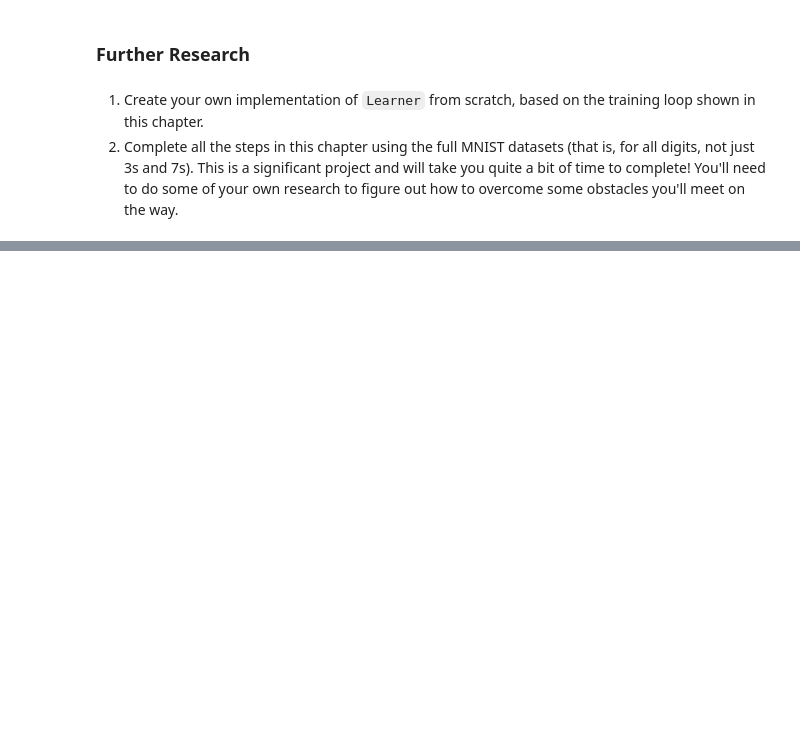
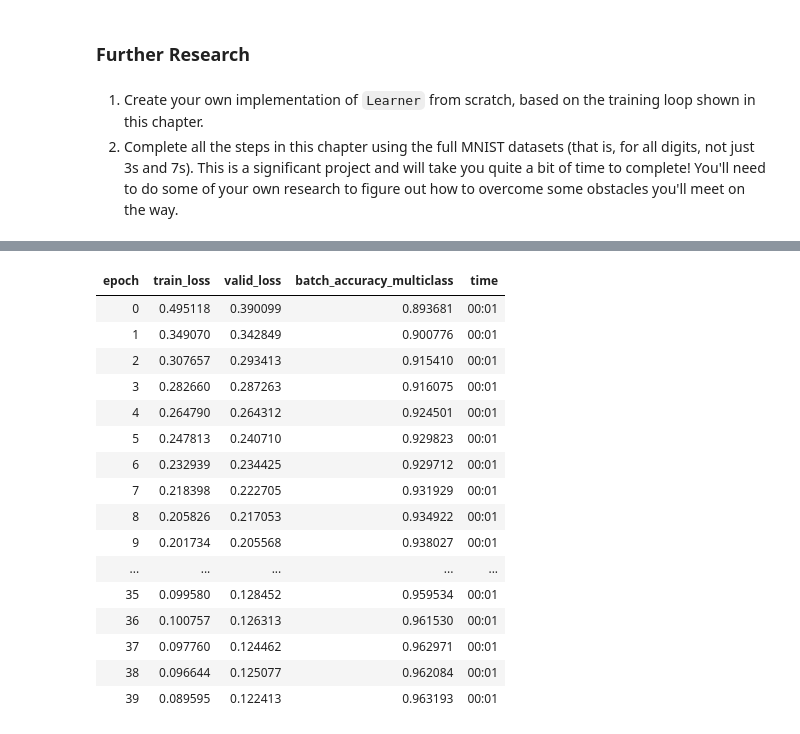
Before and after one commit to Toamatvey/fastbook, a Jupyter notebook: 04_mnist_basics.ipynb, the cells around one changed output, grey strips where cells are left out. Saved outputs shown, nothing was run; the diff lists cells and outputs as text; code cells hidden in the pictures; blank space fills up the shorter version.

```diff
--- a/04_mnist_basics.ipynb
+++ b/04_mnist_basics.ipynb
@@ -1448,0 +1693,28 @@ A neural network contains a number of layers. Each layer is either *linear* or *
+# %%
+simple_network = nn.Sequential(
+    nn.Linear(28*28,30),
+    nn.ReLU(),
+    nn.Linear(30,9)
+)
+# %%
+simple_network_learner = Learner(dls, simple_network, opt_func=SGD, loss_func=mnist_loss_hot, metrics=batch_accuracy_multiclass)
+# %%
+simple_network_learner.fit(40, 0.1)
+# %% [output]
+| epoch | train_loss | valid_loss | batch_accuracy_multiclass | time |
+| 0 | 0.495118 | 0.390099 | 0.893681 | 00:01 |
+| 1 | 0.349070 | 0.342849 | 0.900776 | 00:01 |
+| 2 | 0.307657 | 0.293413 | 0.915410 | 00:01 |
+| 3 | 0.282660 | 0.287263 | 0.916075 | 00:01 |
+| 4 | 0.264790 | 0.264312 | 0.924501 | 00:01 |
+| 5 | 0.247813 | 0.240710 | 0.929823 | 00:01 |
+| 6 | 0.232939 | 0.234425 | 0.929712 | 00:01 |
+| 7 | 0.218398 | 0.222705 | 0.931929 | 00:01 |
+| 8 | 0.205826 | 0.217053 | 0.934922 | 00:01 |
+| 9 | 0.201734 | 0.205568 | 0.938027 | 00:01 |
+| ... | ... | ... | ... | ... |
+| 35 | 0.099580 | 0.128452 | 0.959534 | 00:01 |
+| 36 | 0.100757 | 0.126313 | 0.961530 | 00:01 |
+| 37 | 0.097760 | 0.124462 | 0.962971 | 00:01 |
+| 38 | 0.096644 | 0.125077 | 0.962084 | 00:01 |
+| 39 | 0.089595 | 0.122413 | 0.963193 | 00:01 |
```
Also changed, not shown: parts of 84 cells of this notebook.
